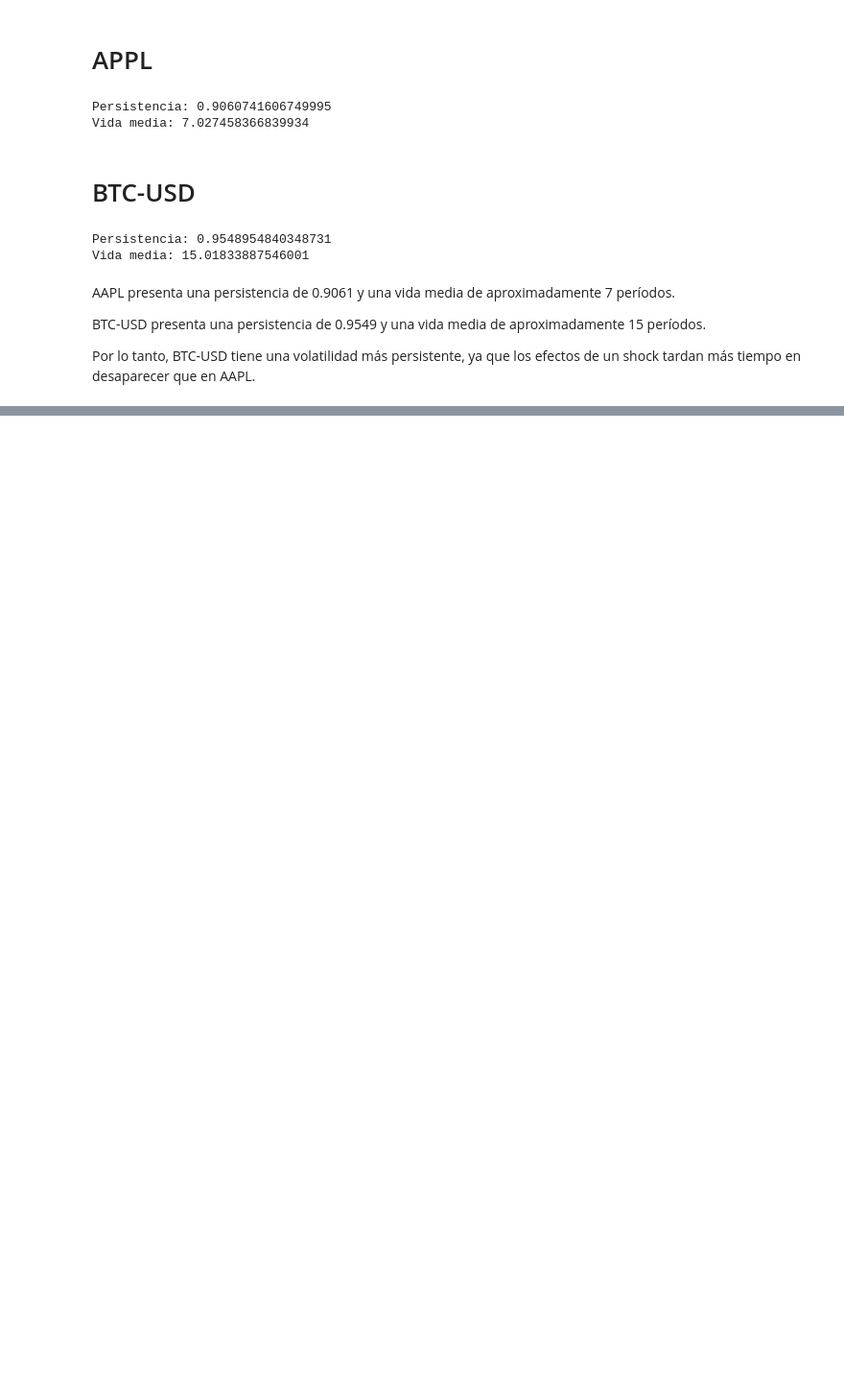
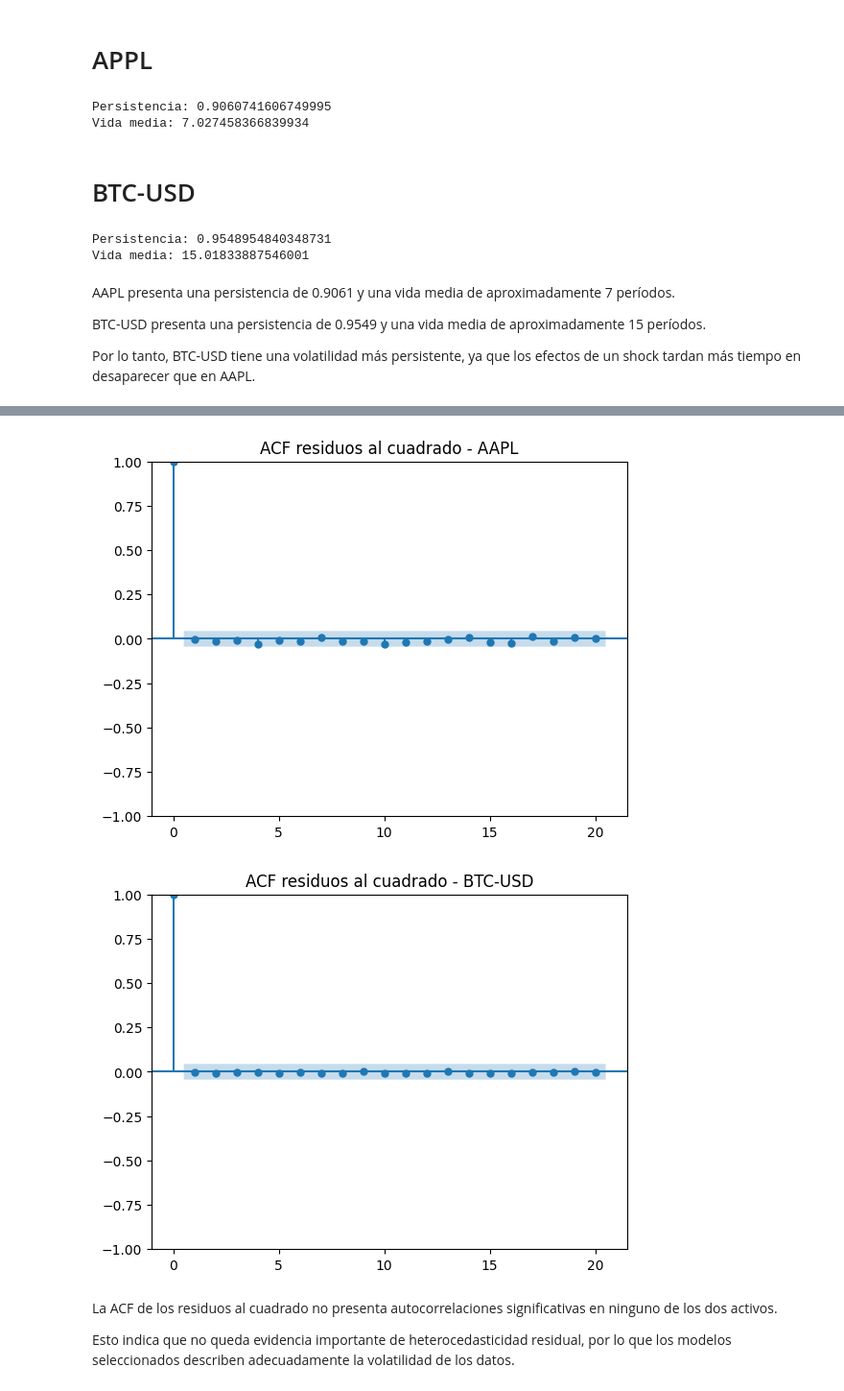
Before and after one commit to Antoniacifuentes/ds_finance_cifuentes, a Jupyter notebook: notebooks/hw5.ipynb, the cells around one changed output, grey strips where cells are left out. Shown at 96% size. Cells and saved outputs as stored; diff of their text form; code cells hidden in the pictures; blank space fills up the shorter version.

```diff
--- a/notebooks/hw5.ipynb
+++ b/notebooks/hw5.ipynb
@@ -1064,0 +1108,15 @@ Por lo tanto, BTC-USD tiene una volatilidad más persistente, ya que los efectos
+# %%
+plot_acf(residuos_aapl**2, lags=20)
+plt.title("ACF residuos al cuadrado - AAPL")
+plt.show()
+
+plot_acf(residuos_btc**2, lags=20)
+plt.title("ACF residuos al cuadrado - BTC-USD")
+plt.show()
+# %% [output]
+[figure, added]
+[figure, added]
+# %% [markdown]
+La ACF de los residuos al cuadrado no presenta autocorrelaciones significativas en ninguno de los dos activos.
+
+Esto indica que no queda evidencia importante de heterocedasticidad residual, por lo que los modelos seleccionados describen adecuadamente la volatilidad de los datos.
```
Also changed, not shown: parts of 23 cells of this notebook.
